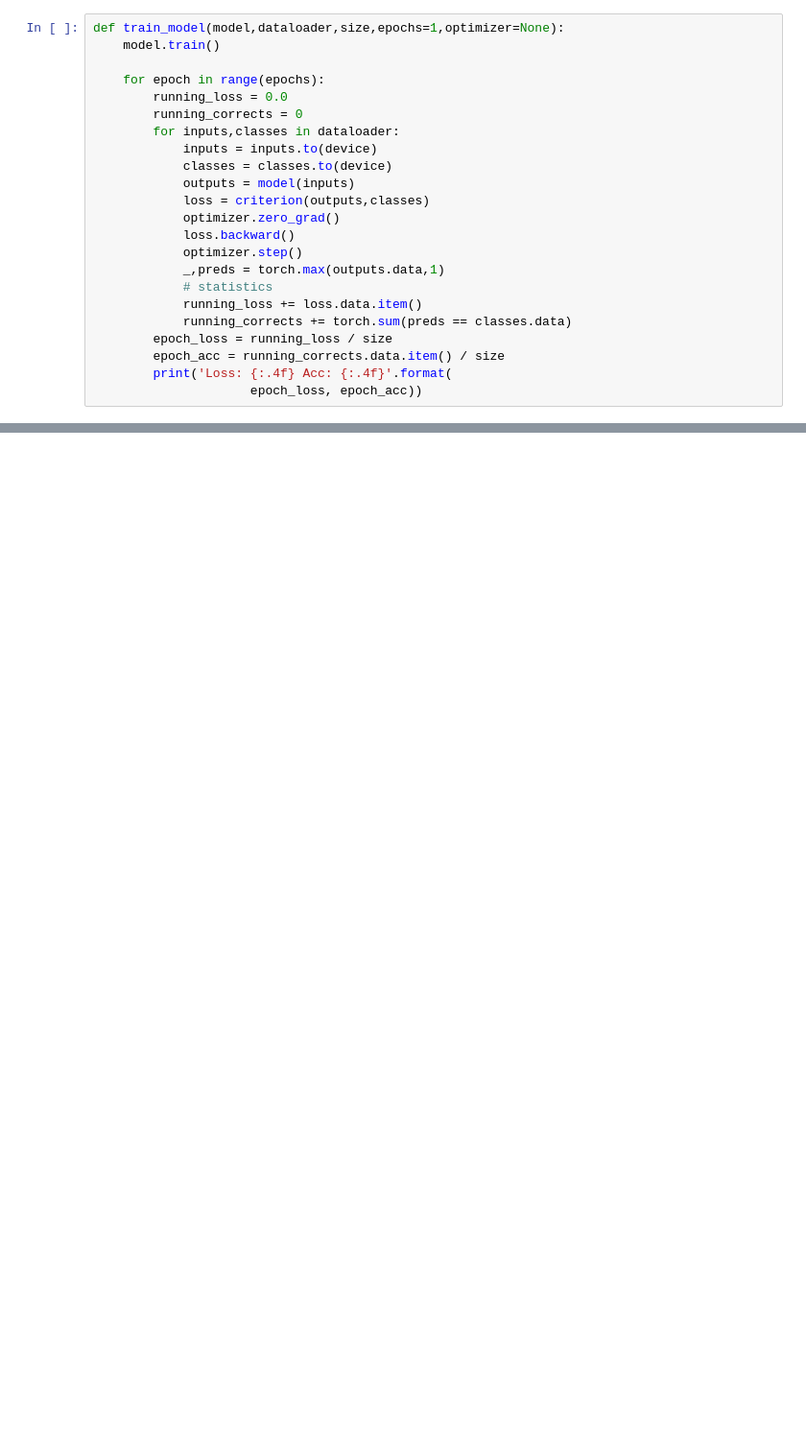
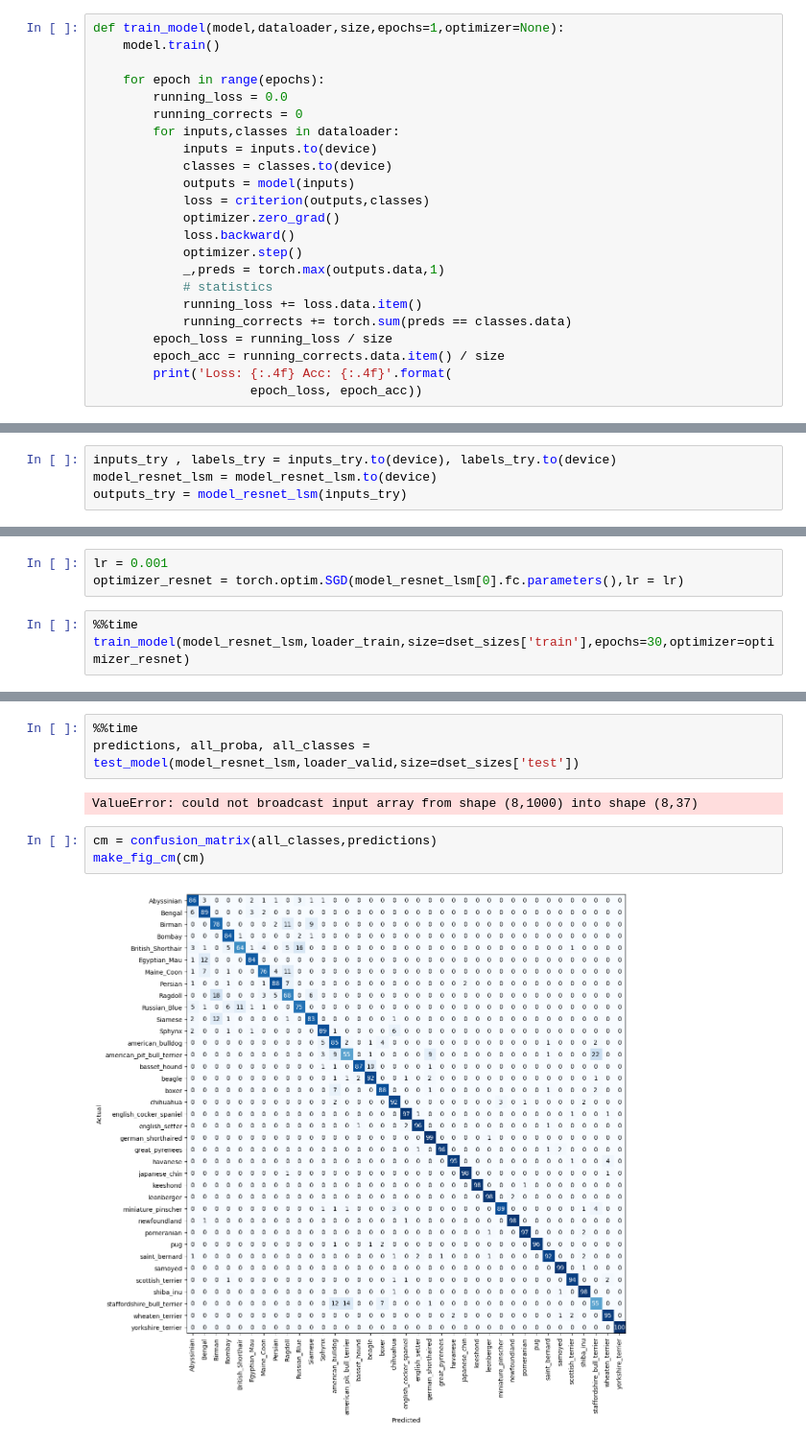
Before and after one commit to MelloJ650/CatDog, a Jupyter notebook: CatVsDog/CatVsDog.ipynb, the cells around one changed output, grey strips where cells are left out. Shown at 96% size. Cells and saved outputs as stored; diff of their text form; blank space fills up the shorter version.

```diff
--- a/CatVsDog/CatVsDog.ipynb
+++ b/CatVsDog/CatVsDog.ipynb
@@ -533,0 +806,4 @@ def train_model(model,dataloader,size,epochs=1,optimizer=None):
+# %%
+inputs_try , labels_try = inputs_try.to(device), labels_try.to(device)
+model_resnet_lsm = model_resnet_lsm.to(device)
+outputs_try = model_resnet_lsm(inputs_try)
@@ -533,0 +818,6 @@ def train_model(model,dataloader,size,epochs=1,optimizer=None):
+# %%
+lr = 0.001
+optimizer_resnet = torch.optim.SGD(model_resnet_lsm[0].fc.parameters(),lr = lr)
+# %%
+%%time
+train_model(model_resnet_lsm,loader_train,size=dset_sizes['train'],epochs=30,optimizer=optimizer_resnet)
@@ -533,0 +842,10 @@ def train_model(model,dataloader,size,epochs=1,optimizer=None):
+# %%
+%%time
+predictions, all_proba, all_classes = test_model(model_resnet_lsm,loader_valid,size=dset_sizes['test'])
+# %% [output]
+ValueError: could not broadcast input array from shape (8,1000) into shape (8,37)
+# %%
+cm = confusion_matrix(all_classes,predictions)
+make_fig_cm(cm)
+# %% [output]
+[figure, added]
```
Also changed, not shown: parts of 58 cells of this notebook.
